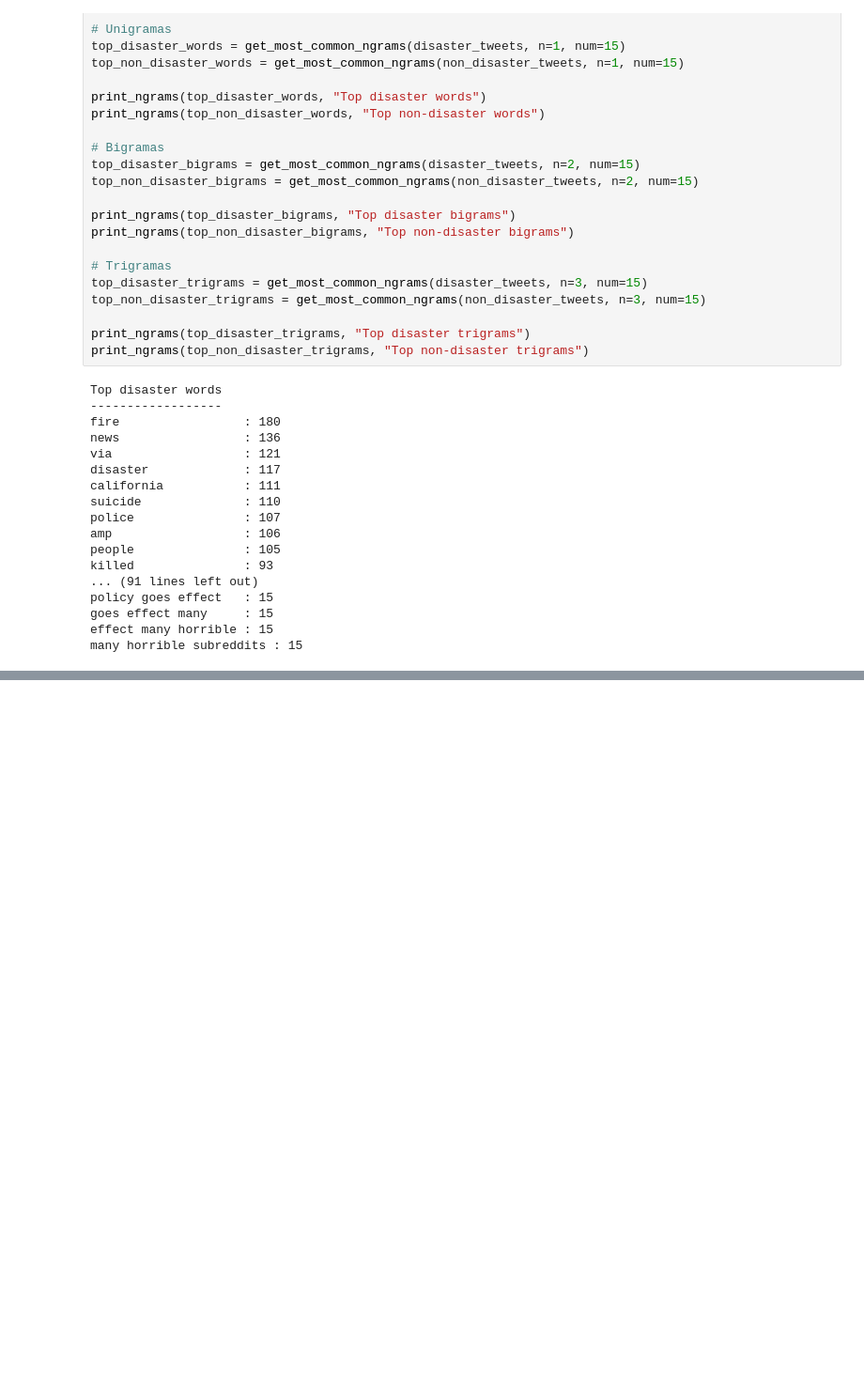
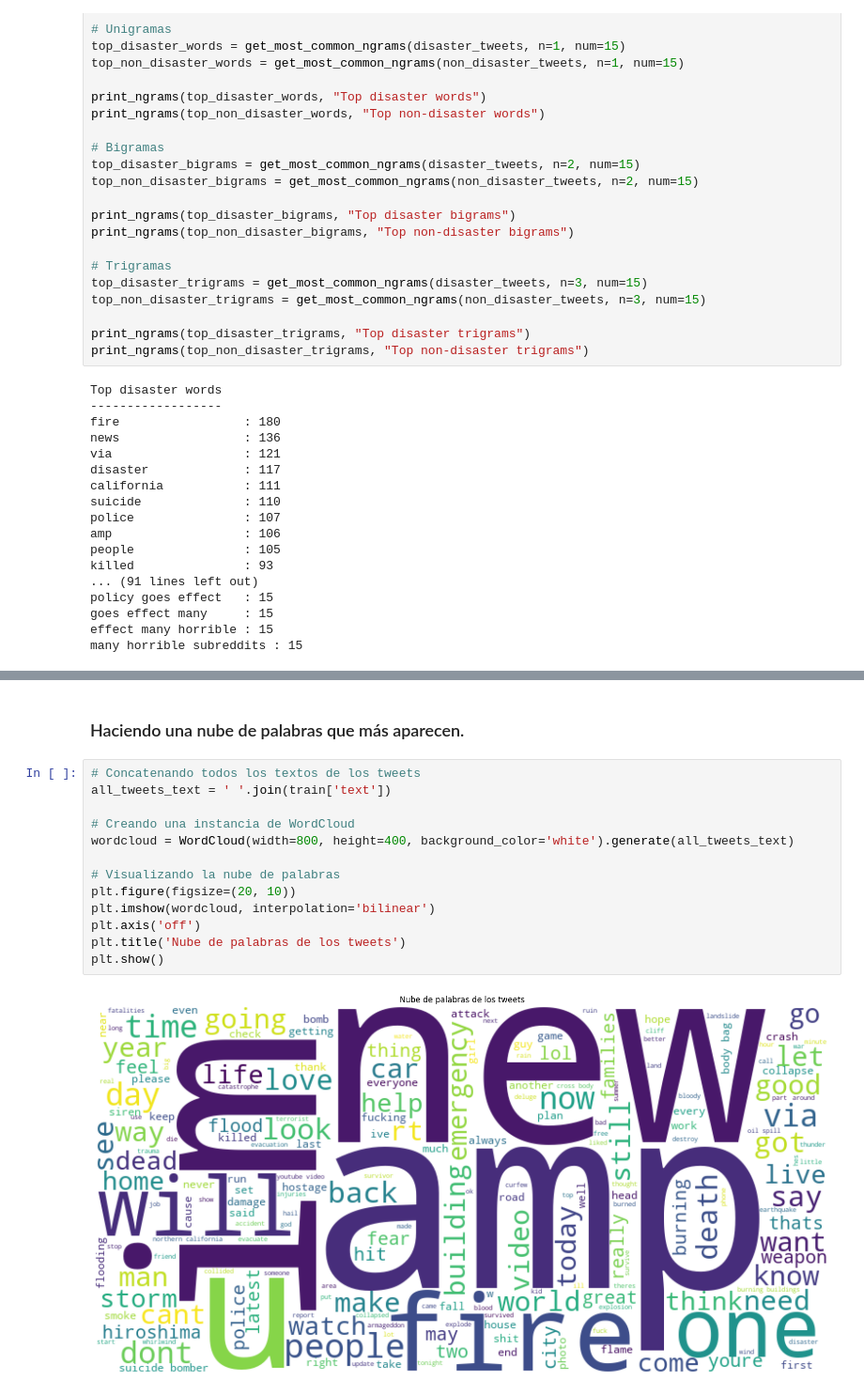
Before and after one commit to Javier19-cmd/Lab5-Data, a Jupyter notebook: Lab5.ipynb, the cells around one changed output, grey strips where cells are left out. Shown at 94% size. Drawn from its saved outputs; the diff is of its cells as text; blank space fills up the shorter version.

```diff
--- a/Lab5.ipynb
+++ b/Lab5.ipynb
@@ -328,0 +392,17 @@ many horrible subreddits : 15
+# %% [markdown]
+### Haciendo una nube de palabras que más aparecen.
+# %%
+# Concatenando todos los textos de los tweets
+all_tweets_text = ' '.join(train['text'])
+
+# Creando una instancia de WordCloud
+wordcloud = WordCloud(width=800, height=400, background_color='white').generate(all_tweets_text)
+
+# Visualizando la nube de palabras
+plt.figure(figsize=(20, 10))
+plt.imshow(wordcloud, interpolation='bilinear')
+plt.axis('off')
+plt.title('Nube de palabras de los tweets')
+plt.show()
+# %% [output]
+[figure, added]
```
Also changed, not shown: parts of 14 cells of this notebook.
